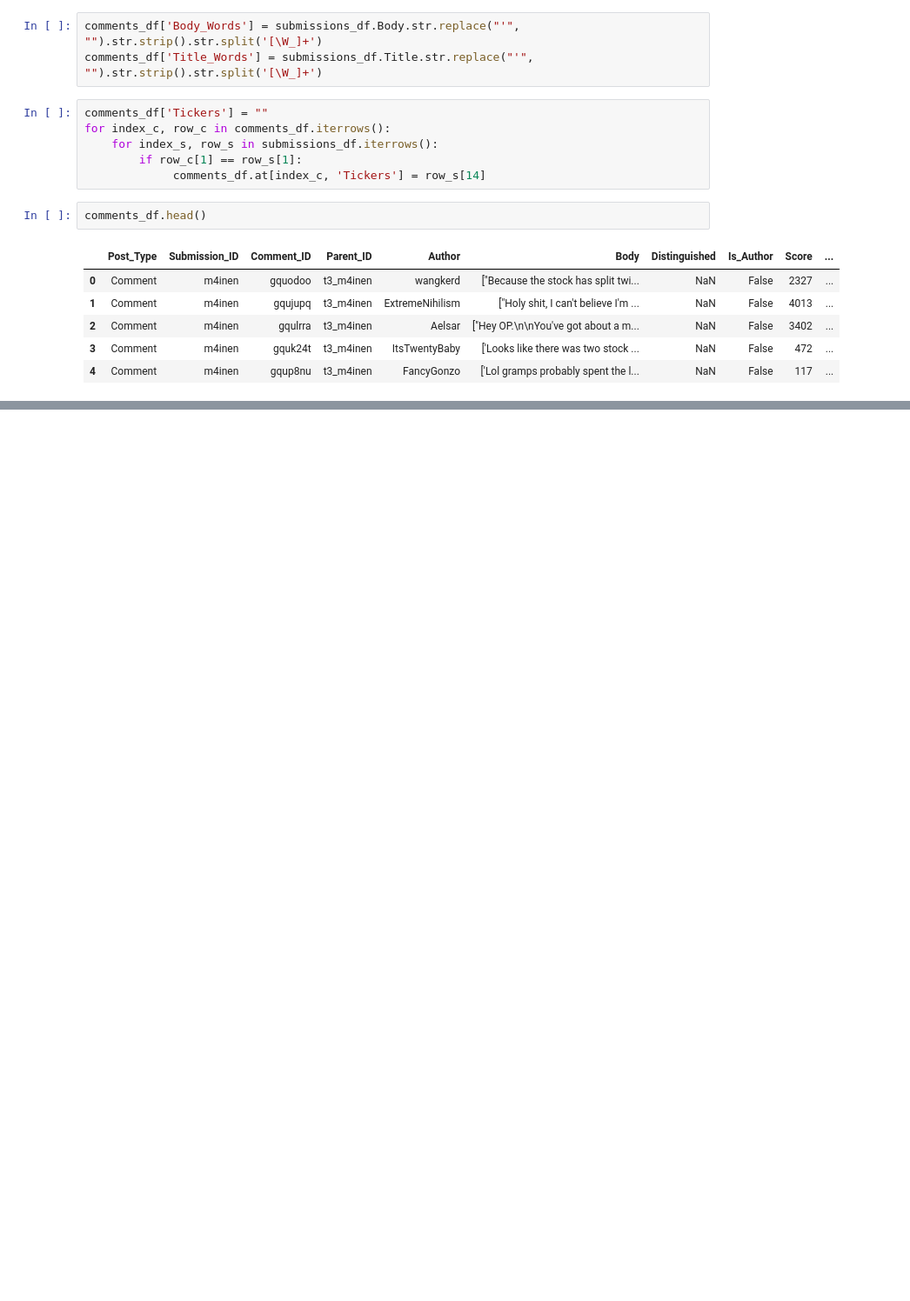
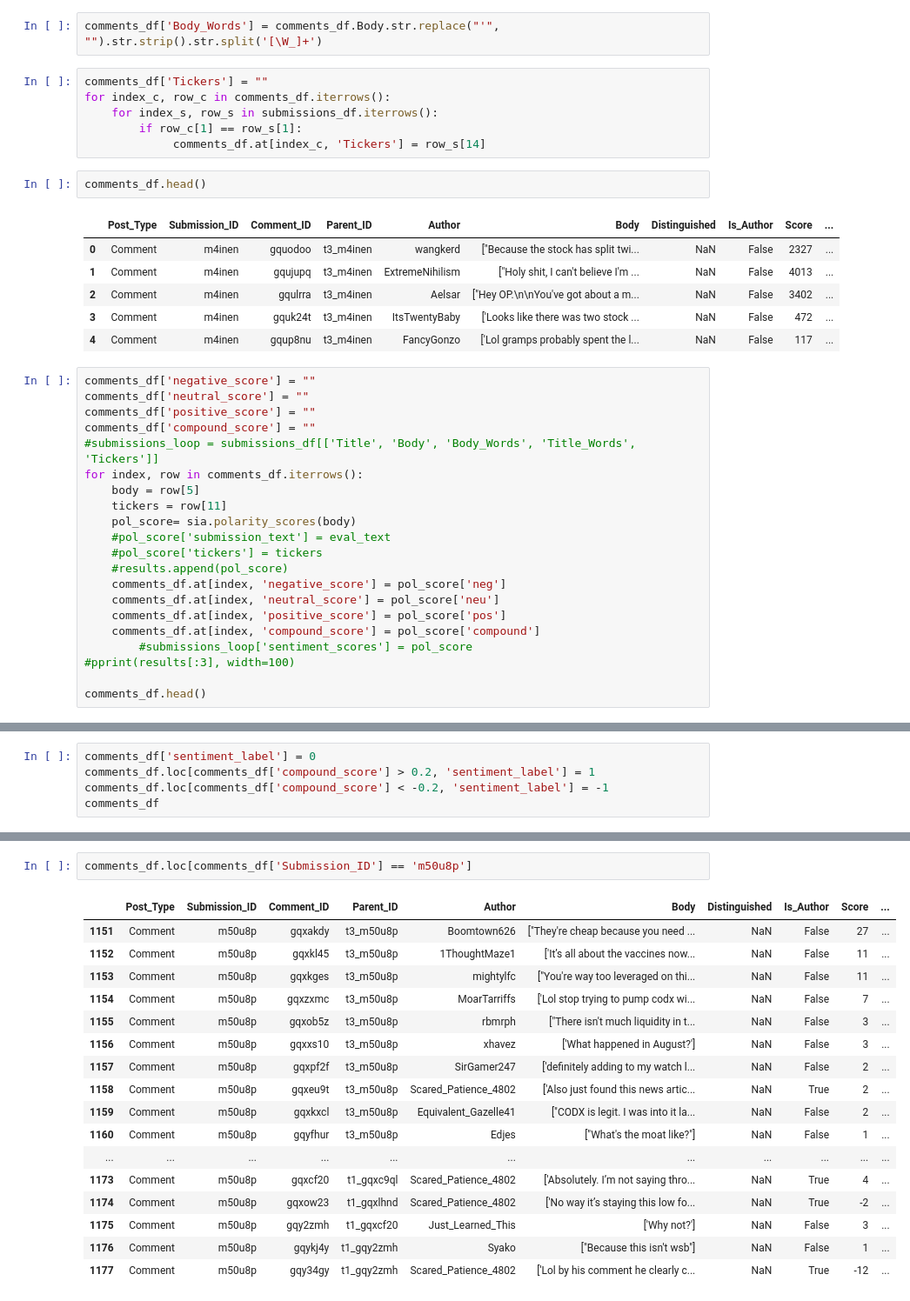
Before and after one commit to MadisonL19/reddit_ticker_analysis, a Jupyter notebook: model.ipynb, the cells around one changed output, grey strips where cells are left out. Shown: that part at 87% size. Drawn from its saved outputs; the diff is of its cells as text; blank space fills up the shorter version.

```diff
--- a/model.ipynb
+++ b/model.ipynb
@@ -172,8 +172,7 @@ comments_df.head()
 | 3 | Comment | m4inen | gquk24t | t3_m4inen | ItsTwentyBaby | ['Looks like there was two stock ... | NaN | False | 472 | ... |
 | 4 | Comment | m4inen | gqup8nu | t3_m4inen | FancyGonzo | ['Lol gramps probably spent the l... | NaN | False | 117 | ... |
 # %%
-comments_df['Body_Words'] = submissions_df.Body.str.replace("'", "").str.strip().str.split('[\W_]+')
-comments_df['Title_Words'] = submissions_df.Title.str.replace("'", "").str.strip().str.split('[\W_]+')
+comments_df['Body_Words'] = comments_df.Body.str.replace("'", "").str.strip().str.split('[\W_]+')
 # %%
 comments_df['Tickers'] = ""
 for index_c, row_c in comments_df.iterrows():
@@ -189,3 +188,24 @@ comments_df.head()
 | 2 | Comment | m4inen | gqulrra | t3_m4inen | Aelsar | ["Hey OP.\n\nYou've got about a m... | NaN | False | 3402 | ... |
 | 3 | Comment | m4inen | gquk24t | t3_m4inen | ItsTwentyBaby | ['Looks like there was two stock ... | NaN | False | 472 | ... |
 | 4 | Comment | m4inen | gqup8nu | t3_m4inen | FancyGonzo | ['Lol gramps probably spent the l... | NaN | False | 117 | ... |
+# %%
+comments_df['negative_score'] = ""
+comments_df['neutral_score'] = ""
+comments_df['positive_score'] = ""
+comments_df['compound_score'] = ""
+#submissions_loop = submissions_df[['Title', 'Body', 'Body_Words', 'Title_Words', 'Tickers']]
+for index, row in comments_df.iterrows():
+    body = row[5]
+    tickers = row[11]
+    pol_score= sia.polarity_scores(body)
+    #pol_score['submission_text'] = eval_text
+    #pol_score['tickers'] = tickers
+    #results.append(pol_score)
+    comments_df.at[index, 'negative_score'] = pol_score['neg']
+    comments_df.at[index, 'neutral_score'] = pol_score['neu']
+    comments_df.at[index, 'positive_score'] = pol_score['pos']
+    comments_df.at[index, 'compound_score'] = pol_score['compound']
+        #submissions_loop['sentiment_scores'] = pol_score
+#pprint(results[:3], width=100)
+
+comments_df.head()
@@ -191,0 +219,5 @@ comments_df.head()
+# %%
+comments_df['sentiment_label'] = 0
+comments_df.loc[comments_df['compound_score'] > 0.2, 'sentiment_label'] = 1
+comments_df.loc[comments_df['compound_score'] < -0.2, 'sentiment_label'] = -1
+comments_df
@@ -191,0 +238,20 @@ comments_df.head()
+# %%
+comments_df.loc[comments_df['Submission_ID'] == 'm50u8p']
+# %% [output]
+|  | Post_Type | Submission_ID | Comment_ID | Parent_ID | Author | Body | Distinguished | Is_Author | Score | ... |
+| 1151 | Comment | m50u8p | gqxakdy | t3_m50u8p | Boomtown626 | ["They're cheap because you need ... | NaN | False | 27 | ... |
+| 1152 | Comment | m50u8p | gqxkl45 | t3_m50u8p | 1ThoughtMaze1 | ['It’s all about the vaccines now... | NaN | False | 11 | ... |
+| 1153 | Comment | m50u8p | gqxkges | t3_m50u8p | mightylfc | ["You're way too leveraged on thi... | NaN | False | 11 | ... |
+| 1154 | Comment | m50u8p | gqxzxmc | t3_m50u8p | MoarTarriffs | ['Lol stop trying to pump codx wi... | NaN | False | 7 | ... |
+| 1155 | Comment | m50u8p | gqxob5z | t3_m50u8p | rbmrph | ["There isn't much liquidity in t... | NaN | False | 3 | ... |
+| 1156 | Comment | m50u8p | gqxxs10 | t3_m50u8p | xhavez | ['What happened in August?'] | NaN | False | 3 | ... |
+| 1157 | Comment | m50u8p | gqxpf2f | t3_m50u8p | SirGamer247 | ['definitely adding to my watch l... | NaN | False | 2 | ... |
+| 1158 | Comment | m50u8p | gqxeu9t | t3_m50u8p | Scared_Patience_4802 | ['Also just found this news artic... | NaN | True | 2 | ... |
+| 1159 | Comment | m50u8p | gqxkxcl | t3_m50u8p | Equivalent_Gazelle41 | ["CODX is legit. I was into it la... | NaN | False | 2 | ... |
+| 1160 | Comment | m50u8p | gqyfhur | t3_m50u8p | Edjes | ["What's the moat like?"] | NaN | False | 1 | ... |
+| ... | ... | ... | ... | ... | ... | ... | ... | ... | ... | ... |
+| 1173 | Comment | m50u8p | gqxcf20 | t1_gqxc9ql | Scared_Patience_4802 | ['Absolutely. I’m not saying thro... | NaN | True | 4 | ... |
+| 1174 | Comment | m50u8p | gqxow23 | t1_gqxlhnd | Scared_Patience_4802 | ['No way it’s staying this low fo... | NaN | True | -2 | ... |
+| 1175 | Comment | m50u8p | gqy2zmh | t1_gqxcf20 | Just_Learned_This | ['Why not?'] | NaN | False | 3 | ... |
+| 1176 | Comment | m50u8p | gqykj4y | t1_gqy2zmh | Syako | ["Because this isn't wsb"] | NaN | False | 1 | ... |
+| 1177 | Comment | m50u8p | gqy34gy | t1_gqy2zmh | Scared_Patience_4802 | ['Lol by his comment he clearly c... | NaN | True | -12 | ... |
```
Also changed, not shown: parts of 5 cells of this notebook, 1 other file.
